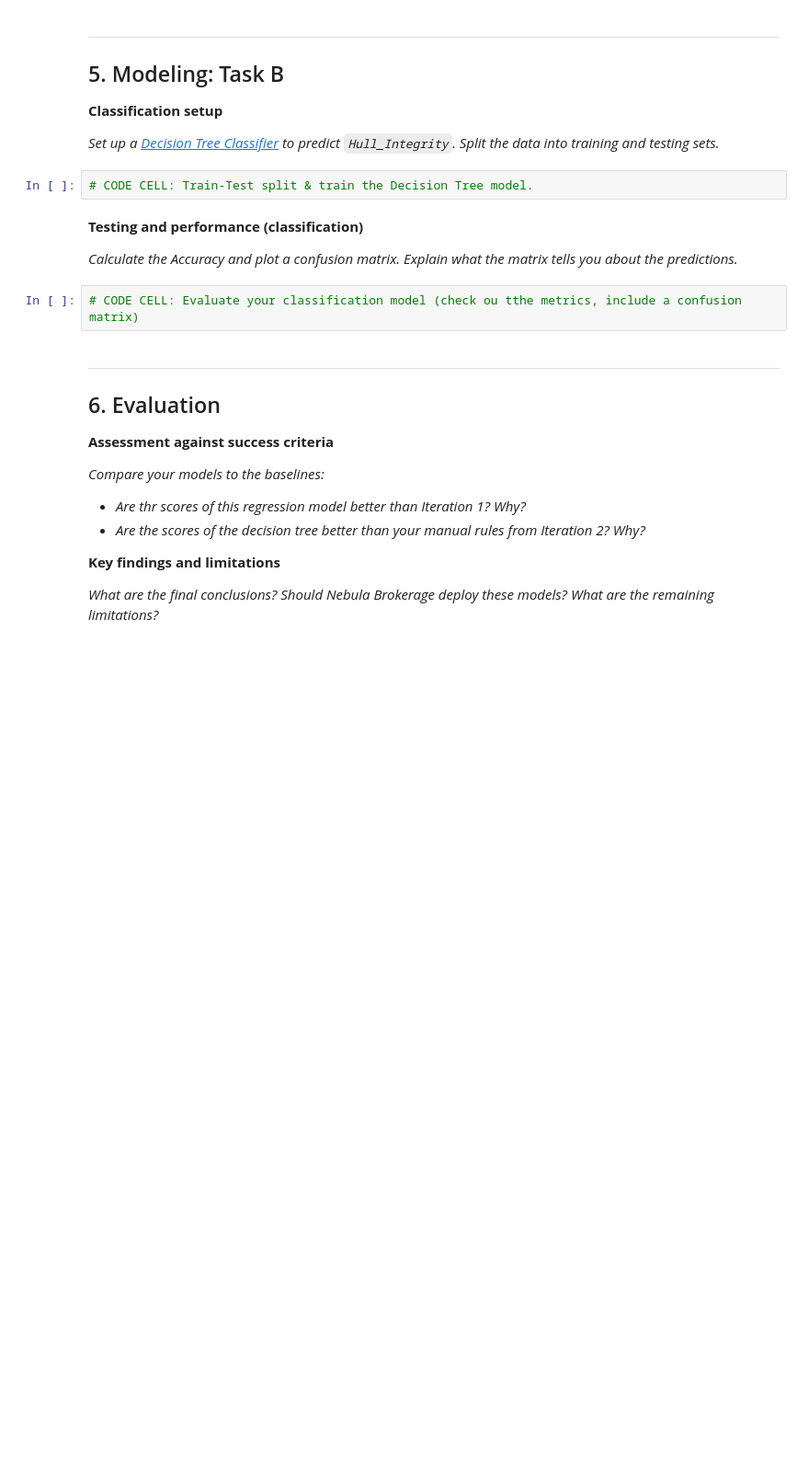
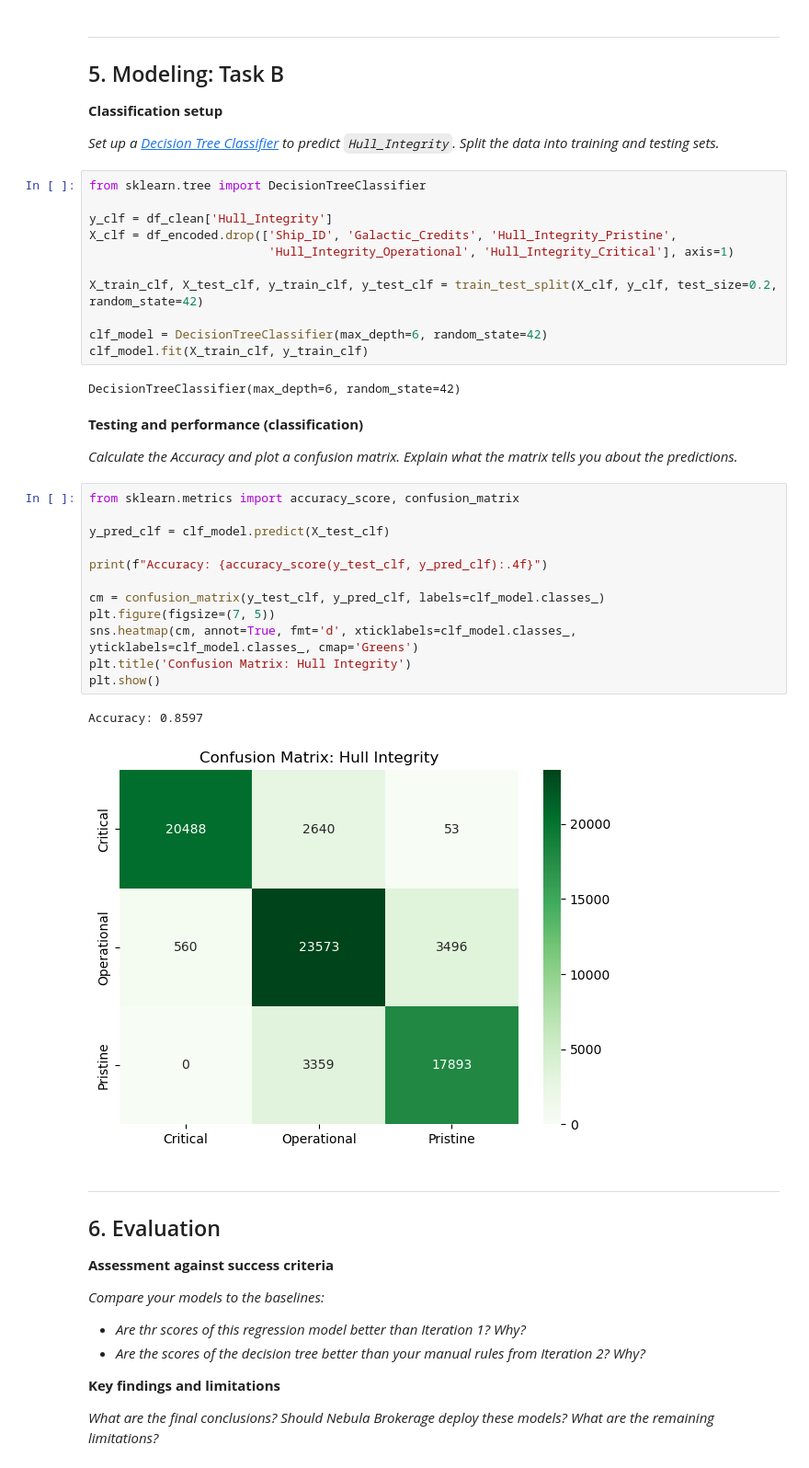
Before and after one commit to Jamie1111/DDD-Databazen-, a Jupyter notebook: assignment_template_it3.ipynb, the cells around one changed output. Shown at 92% size. Saved outputs shown, nothing was run; the diff lists cells and outputs as text; blank space fills up the shorter version.

```diff
--- a/assignment_template_it3.ipynb
+++ b/assignment_template_it3.ipynb
@@ -228,13 +259,37 @@ X_train, X_test, y_train, y_test = train_test_split(
 
 *Set up a [Decision Tree Classifier](https://scikit-learn.org/stable/modules/generated/sklearn.tree.DecisionTreeClassifier.html) to predict `Hull_Integrity`. Split the data into training and testing sets.*
 # %%
-# CODE CELL: Train-Test split & train the Decision Tree model.
+from sklearn.tree import DecisionTreeClassifier
+
+y_clf = df_clean['Hull_Integrity']
+X_clf = df_encoded.drop(['Ship_ID', 'Galactic_Credits', 'Hull_Integrity_Pristine',
+                         'Hull_Integrity_Operational', 'Hull_Integrity_Critical'], axis=1)
+
+X_train_clf, X_test_clf, y_train_clf, y_test_clf = train_test_split(X_clf, y_clf, test_size=0.2, random_state=42)
+
+clf_model = DecisionTreeClassifier(max_depth=6, random_state=42)
+clf_model.fit(X_train_clf, y_train_clf)
+# %% [output]
+DecisionTreeClassifier(max_depth=6, random_state=42)
 # %% [markdown]
 **Testing and performance (classification)**
 
 *Calculate the Accuracy and plot a confusion matrix. Explain what the matrix tells you about the predictions.*
 # %%
-# CODE CELL: Evaluate your classification model (check ou tthe metrics, include a confusion matrix)
+from sklearn.metrics import accuracy_score, confusion_matrix
+
+y_pred_clf = clf_model.predict(X_test_clf)
+
+print(f"Accuracy: {accuracy_score(y_test_clf, y_pred_clf):.4f}")
+
+cm = confusion_matrix(y_test_clf, y_pred_clf, labels=clf_model.classes_)
+plt.figure(figsize=(7, 5))
+sns.heatmap(cm, annot=True, fmt='d', xticklabels=clf_model.classes_, yticklabels=clf_model.classes_, cmap='Greens')
+plt.title('Confusion Matrix: Hull Integrity')
+plt.show()
+# %% [output]
+Accuracy: 0.8597
+[figure, added]
 # %% [markdown]
 ---
 
```
Also changed, not shown: parts of 6 cells of this notebook, 2 other files.
